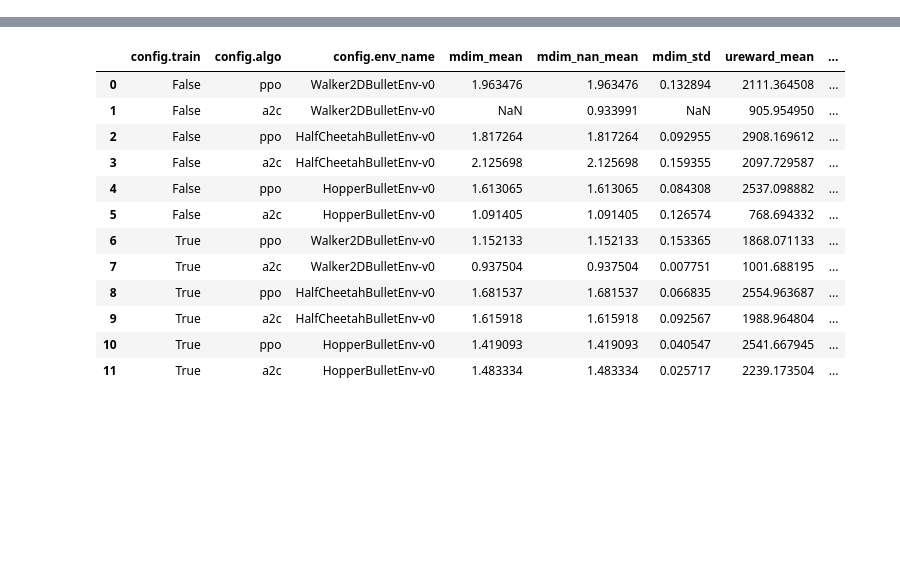
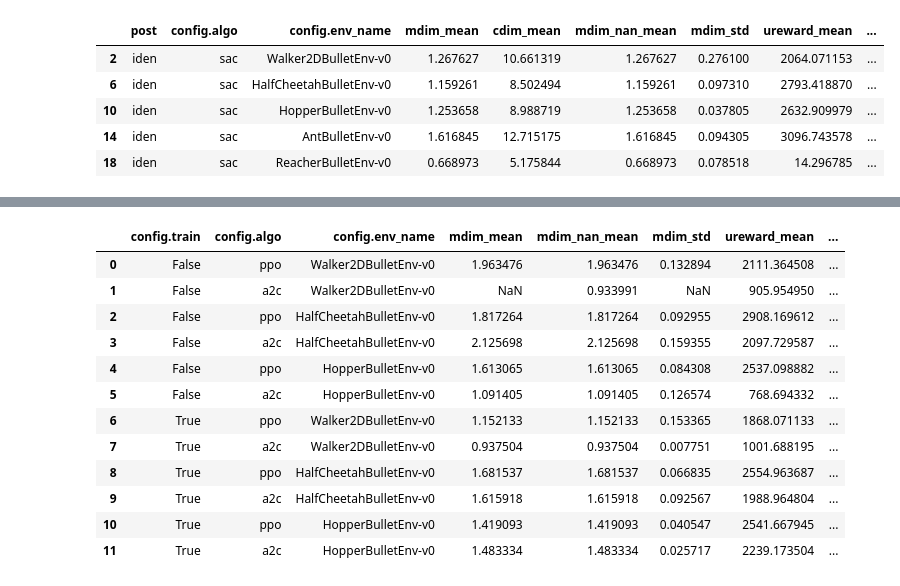
Before and after one commit to sgillen/policy_refinement, a Jupyter notebook: load_ars_zoo.ipynb, the cells around one changed output, grey strips where cells are left out. Cells and saved outputs as stored; diff of their text form; code cells hidden in the pictures; blank space fills up the shorter version.

```diff
--- a/load_ars_zoo.ipynb
+++ b/load_ars_zoo.ipynb
@@ -12 +18,12 @@ df
+# %%
+algo = 'sac'
+
+df.loc[(df['config.algo'] == algo) & (df['post']=='iden')]
+# %% [output]
+|  | post | config.algo | config.env_name | mdim_mean | cdim_mean | mdim_nan_mean | mdim_std | ureward_mean | ... |
+| 2 | iden | sac | Walker2DBulletEnv-v0 | 1.267627 | 10.661319 | 1.267627 | 0.276100 | 2064.071153 | ... |
+| 6 | iden | sac | HalfCheetahBulletEnv-v0 | 1.159261 | 8.502494 | 1.159261 | 0.097310 | 2793.418870 | ... |
+| 10 | iden | sac | HopperBulletEnv-v0 | 1.253658 | 8.988719 | 1.253658 | 0.037805 | 2632.909979 | ... |
+| 14 | iden | sac | AntBulletEnv-v0 | 1.616845 | 12.715175 | 1.616845 | 0.094305 | 3096.743578 | ... |
+| 18 | iden | sac | ReacherBulletEnv-v0 | 0.668973 | 5.175844 | 0.668973 | 0.078518 | 14.296785 | ... |
 # %%
```
Also changed, not shown: parts of 6 cells of this notebook, 2 other files.
